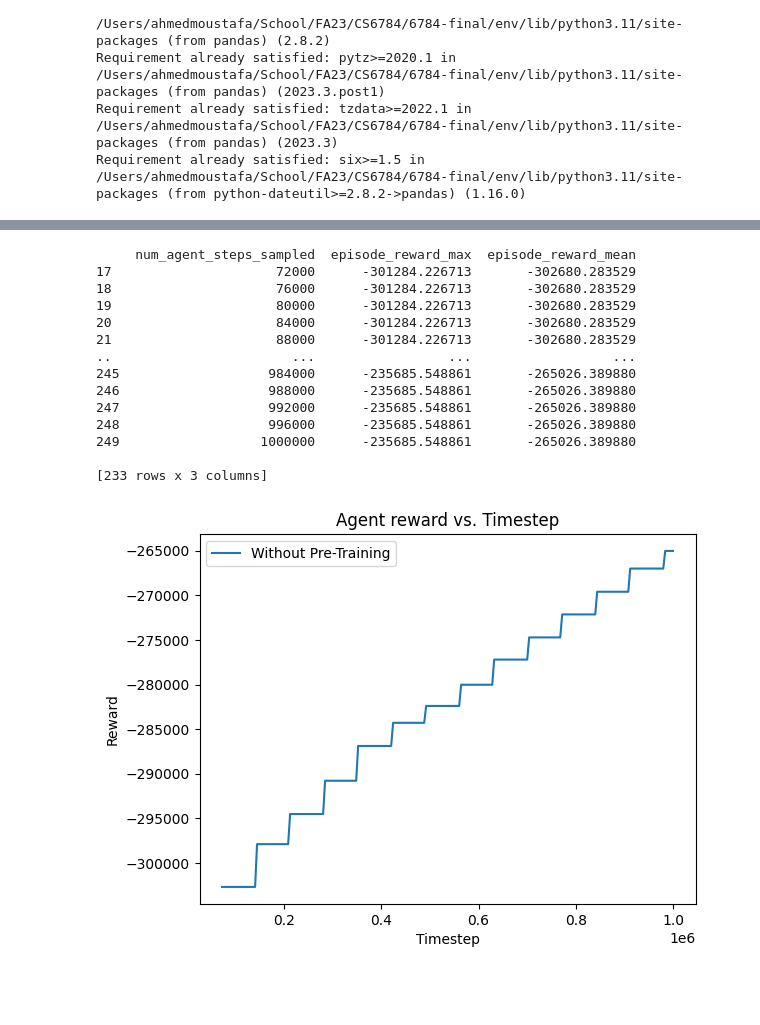
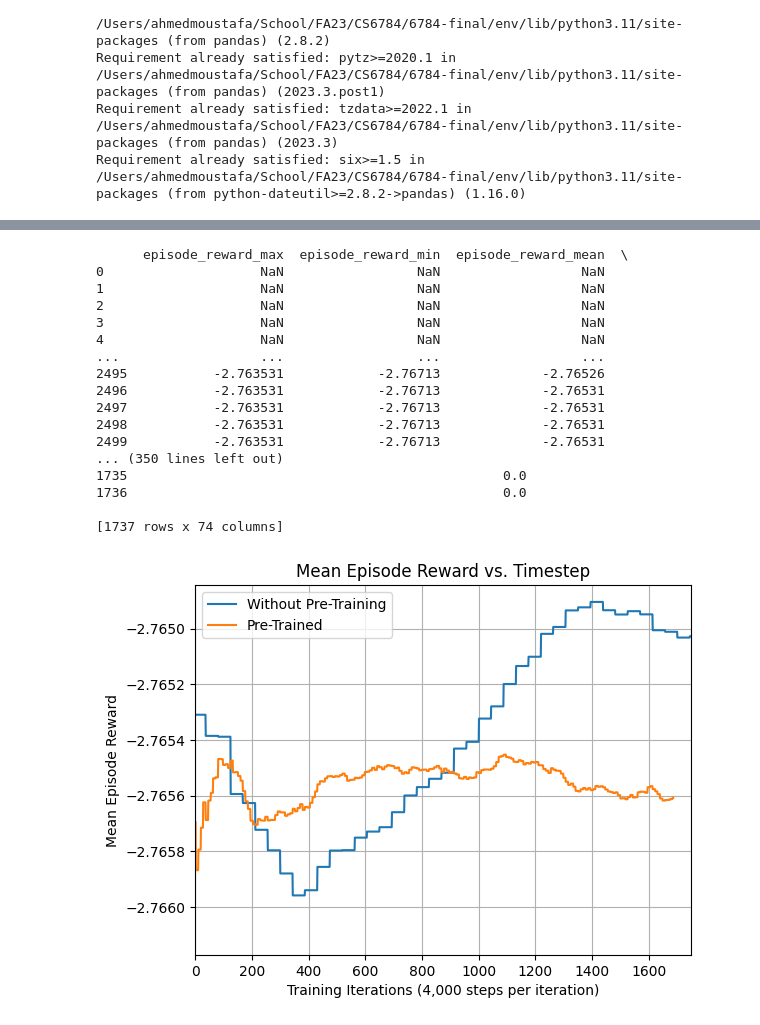
Before and after one commit to oliverjdlopez/6784-final, a Jupyter notebook: simulator/notebooks/datacenter_simulator.ipynb, the cells around one changed output, grey strips where cells are left out. Saved outputs shown, nothing was run; the diff lists cells and outputs as text; code cells hidden in the pictures; blank space fills up the shorter version.

```diff
--- a/simulator/notebooks/datacenter_simulator.ipynb
+++ b/simulator/notebooks/datacenter_simulator.ipynb
@@ -14,9 +14,13 @@ Requirement already satisfied: pytz>=2020.1 in /Users/ahmedmoustafa/School/FA23/
 Requirement already satisfied: tzdata>=2022.1 in /Users/ahmedmoustafa/School/FA23/CS6784/6784-final/env/lib/python3.11/site-packages (from pandas) (2023.3)
 Requirement already satisfied: six>=1.5 in /Users/ahmedmoustafa/School/FA23/CS6784/6784-final/env/lib/python3.11/site-packages (from python-dateutil>=2.8.2->pandas) (1.16.0)
 # %%
-sim_no_pretrain = pd.read_csv('progress.csv').dropna(subset=['episode_reward_max'])
+sim_no_pretrain = pd.read_csv('sim_no_pretrain3.csv')#.dropna(subset=['episode_reward_max'])
+sim_pretrain_embedding = pd.read_csv('sim_pretrain.csv')#.dropna(subset=['episode_reward_max'])
 
-sim_no_pre_timestep_rewards = sim_no_pretrain[["num_agent_steps_sampled", "episode_reward_max", "episode_reward_mean"]]
-sim_no_pre_timestep_policy_loss = sim_no_pretrain[["num_agent_steps_sampled", "info/learner/default_policy/policy_loss"]]
+# sim_with_pretrain_and_embedding = pd.read_csv
+
+sim_no_pre_timestep_rewards = sim_no_pretrain[["num_agent_steps_sampled", "episode_reward_max", "episode_reward_mean", "info/learner/default_policy/learner_stats/policy_loss", "info/learner/default_policy/learner_stats/vf_loss", "info/learner/default_policy/learner_stats/total_loss"]]
+sim_pretrain_embedding_rewards = sim_pretrain_embedding[["num_agent_steps_sampled", "episode_reward_max", "episode_reward_mean", "info/learner/default_policy/learner_stats/policy_loss", "info/learner/default_policy/learner_stats/vf_loss", "info/learner/default_policy/learner_stats/total_loss"]]
+# sim_no_pre_timestep_policy_loss = sim_no_pretrain[["num_agent_steps_sampled", "info/learner/default_policy/policy_loss"]]
 # %%
 print(sim_no_pretrain)
@@ -41,28 +46,35 @@ print(sim_no_pretrain)
 # %%
-print(sim_no_pre_timestep_rewards)
+print(sim_no_pretrain)
+print(sim_pretrain_embedding)
 # %% [output]
-     num_agent_steps_sampled  episode_reward_max  episode_reward_mean
-17                     72000      -301284.226713       -302680.283529
-18                     76000      -301284.226713       -302680.283529
-19                     80000      -301284.226713       -302680.283529
-20                     84000      -301284.226713       -302680.283529
-21                     88000      -301284.226713       -302680.283529
-..                       ...                 ...                  ...
-245                   984000      -235685.548861       -265026.389880
-246                   988000      -235685.548861       -265026.389880
-247                   992000      -235685.548861       -265026.389880
-248                   996000      -235685.548861       -265026.389880
-249                  1000000      -235685.548861       -265026.389880
+      episode_reward_max  episode_reward_min  episode_reward_mean  \
+0                    NaN                 NaN                  NaN
+1                    NaN                 NaN                  NaN
+2                    NaN                 NaN                  NaN
+3                    NaN                 NaN                  NaN
+4                    NaN                 NaN                  NaN
+...                  ...                 ...                  ...
+2495           -2.763531            -2.76713             -2.76526
+2496           -2.763531            -2.76713             -2.76531
+2497           -2.763531            -2.76713             -2.76531
+2498           -2.763531            -2.76713             -2.76531
+2499           -2.763531            -2.76713             -2.76531
+... (350 lines left out)
+1735                                                0.0
+1736                                                0.0
 
-[233 rows x 3 columns]
+[1737 rows x 74 columns]
 # %%
-plt.plot(sim_no_pre_timestep_rewards["num_agent_steps_sampled"], sim_no_pre_timestep_rewards["episode_reward_mean"], label="Without Pre-Training")
+plt.plot(np.arange(-50, len(sim_no_pre_timestep_rewards["num_agent_steps_sampled"])-50), (sim_no_pre_timestep_rewards["episode_reward_mean"]), label="Without Pre-Training")
+plt.plot(np.arange(-50, len(sim_pretrain_embedding_rewards["num_agent_steps_sampled"])-50), (sim_pretrain_embedding_rewards["episode_reward_mean"]), label="Pre-Trained")
 
-plt.title("Agent reward vs. Timestep")
-plt.xlabel("Timestep")
-plt.ylabel("Reward")
+plt.title("Mean Episode Reward vs. Timestep")
+plt.xlabel("Training Iterations (4,000 steps per iteration)")
+plt.xlim(0, 1750)
+plt.ylabel("Mean Episode Reward")
 plt.legend()
+plt.grid()
 plt.show()
 # %% [output]
-[figure, old version]
+[figure, new version]
 # %%
```
Also changed, not shown: parts of 3 cells of this notebook, 10 other files.
